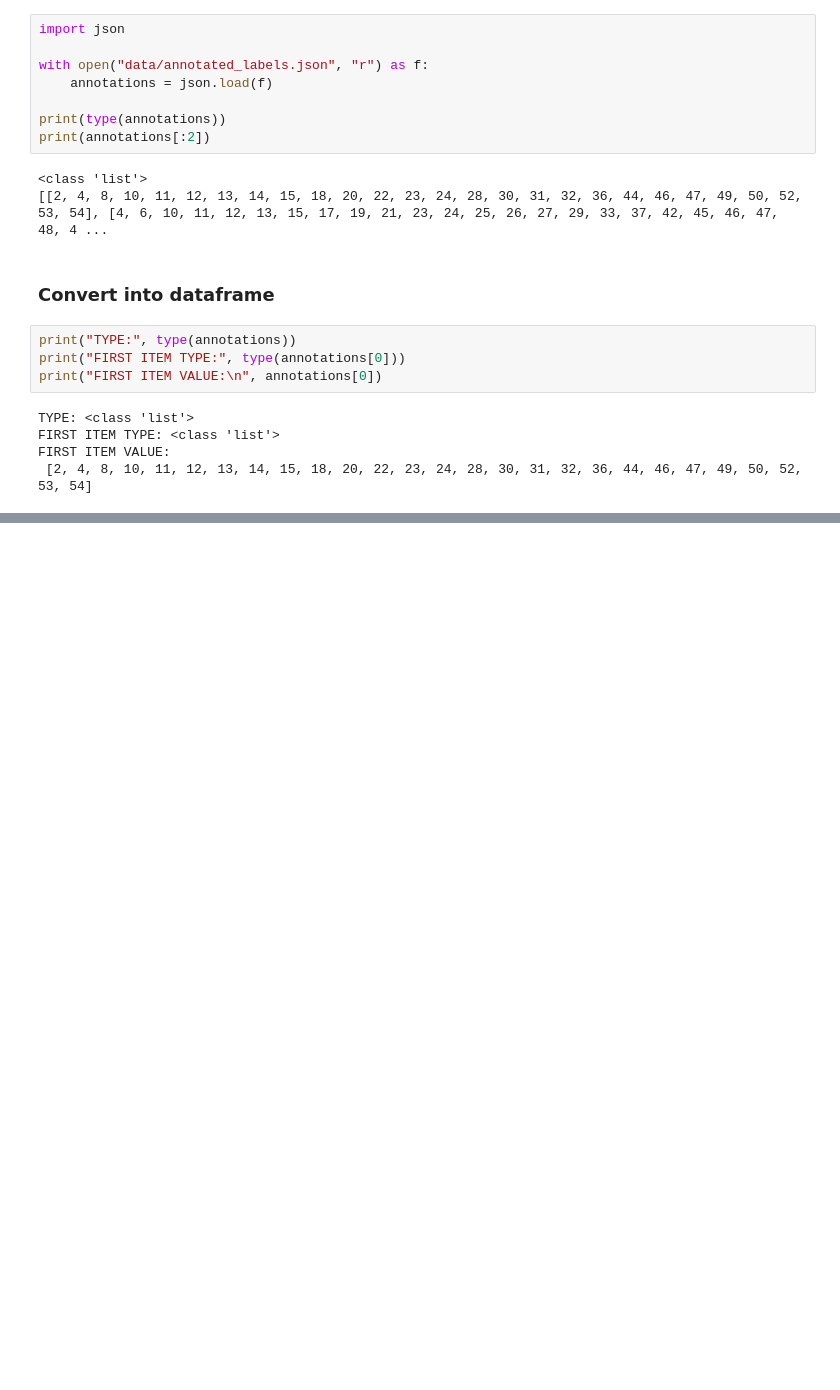
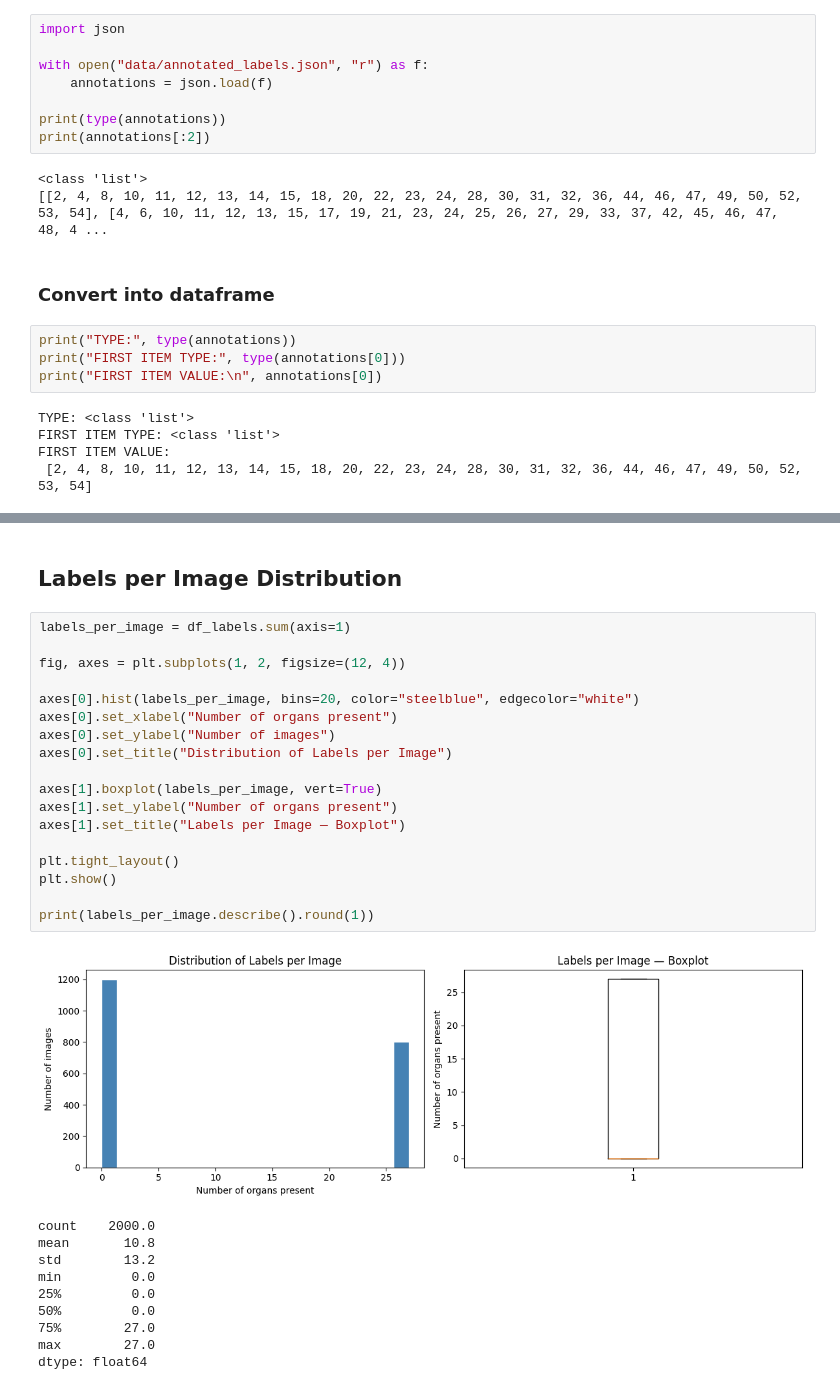
Before and after one commit to kaSae6/AnatomicStructuresSegmentation, a Jupyter notebook: 1_DatasetCharacteristics/exploratory_data_analysis.ipynb, the cells around one changed output, grey strips where cells are left out. Saved outputs shown, nothing was run; the diff lists cells and outputs as text; blank space fills up the shorter version.

```diff
--- a/1_DatasetCharacteristics/exploratory_data_analysis.ipynb
+++ b/1_DatasetCharacteristics/exploratory_data_analysis.ipynb
@@ -581,0 +745,31 @@ FIRST ITEM VALUE:
+# %% [markdown]
+## Labels per Image Distribution
+# %%
+labels_per_image = df_labels.sum(axis=1)
+
+fig, axes = plt.subplots(1, 2, figsize=(12, 4))
+
+axes[0].hist(labels_per_image, bins=20, color="steelblue", edgecolor="white")
+axes[0].set_xlabel("Number of organs present")
+axes[0].set_ylabel("Number of images")
+axes[0].set_title("Distribution of Labels per Image")
+
+axes[1].boxplot(labels_per_image, vert=True)
+axes[1].set_ylabel("Number of organs present")
+axes[1].set_title("Labels per Image — Boxplot")
+
+plt.tight_layout()
+plt.show()
+
+print(labels_per_image.describe().round(1))
+# %% [output]
+[figure, added]
+count    2000.0
+mean       10.8
+std        13.2
+min         0.0
+25%         0.0
+50%         0.0
+75%        27.0
+max        27.0
+dtype: float64
```
Also changed, not shown: parts of 10 cells of this notebook.
